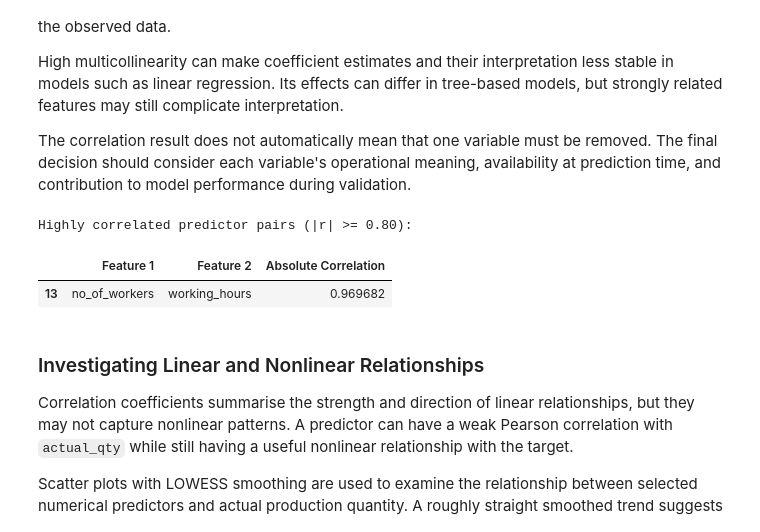
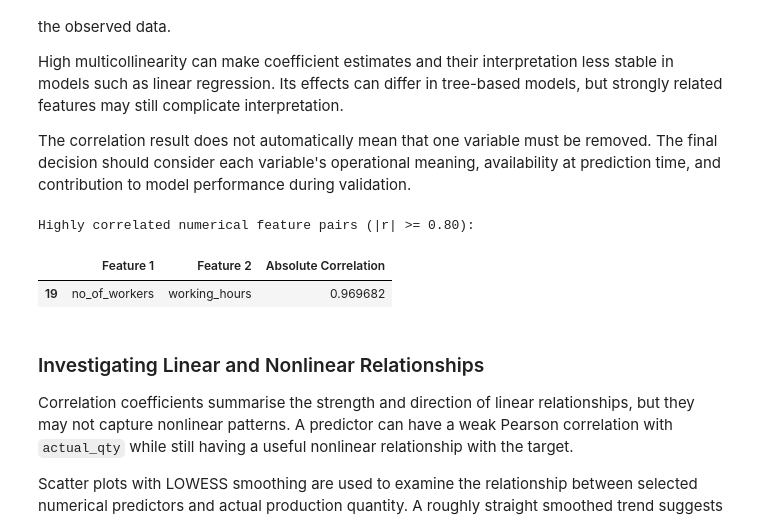
Before and after one commit to visurarodrigo/production-DI, a Jupyter notebook: notebooks/02_EDA.ipynb, the cells around one changed output. Saved outputs shown, nothing was run; the diff lists cells and outputs as text; code cells hidden in the pictures.

```diff
--- a/notebooks/02_EDA.ipynb
+++ b/notebooks/02_EDA.ipynb
@@ -1370,44 +1451,43 @@ High multicollinearity can make coefficient estimates and their interpretation l
 
 The correlation result does not automatically mean that one variable must be removed. The final decision should consider each variable's operational meaning, availability at prediction time, and contribution to model performance during validation.
 # %%
-# Correlation among predictor variables only
-predictor_corr = df[correlation_features].corr().abs()
 
-# Select upper triangle of correlation matrix
+# Examine multicollinearity among numerical predictors
+
+predictor_corr = df[numeric_features].corr().abs()
+
 upper_triangle = predictor_corr.where(
     np.triu(
         np.ones(predictor_corr.shape),
         k=1
     ).astype(bool)
 )
 
-# Identify pairs with correlation greater than 0.80
 high_corr_pairs = (
     upper_triangle
     .stack()
     .reset_index()
 )
 
 high_corr_pairs.columns = [
-    'Feature 1',
-    'Feature 2',
-    'Absolute Correlation'
+    "Feature 1",
+    "Feature 2",
+    "Absolute Correlation"
 ]
 
-high_corr_pairs = high_corr_pairs[
-    high_corr_pairs['Absolute Correlation'] >= 0.80
-].sort_values(
-    'Absolute Correlation',
-    ascending=False
+high_corr_pairs = (
+    high_corr_pairs[
+        high_corr_pairs["Absolute Correlation"] >= 0.80
+    ]
+    .sort_values("Absolute Correlation", ascending=False)
 )
 
-print("Highly correlated predictor pairs (|r| >= 0.80):")
-
+print("Highly correlated numerical feature pairs (|r| >= 0.80):")
 display(high_corr_pairs)
 # %% [output]
-Highly correlated predictor pairs (|r| >= 0.80):
+Highly correlated numerical feature pairs (|r| >= 0.80):
 |  | Feature 1 | Feature 2 | Absolute Correlation |
-| 13 | no_of_workers | working_hours | 0.969682 |
+| 19 | no_of_workers | working_hours | 0.969682 |
 # %% [markdown]
 ###  Investigating Linear and Nonlinear Relationships
 
```
Also changed, not shown: parts of 16 cells of this notebook, 5 other files.
